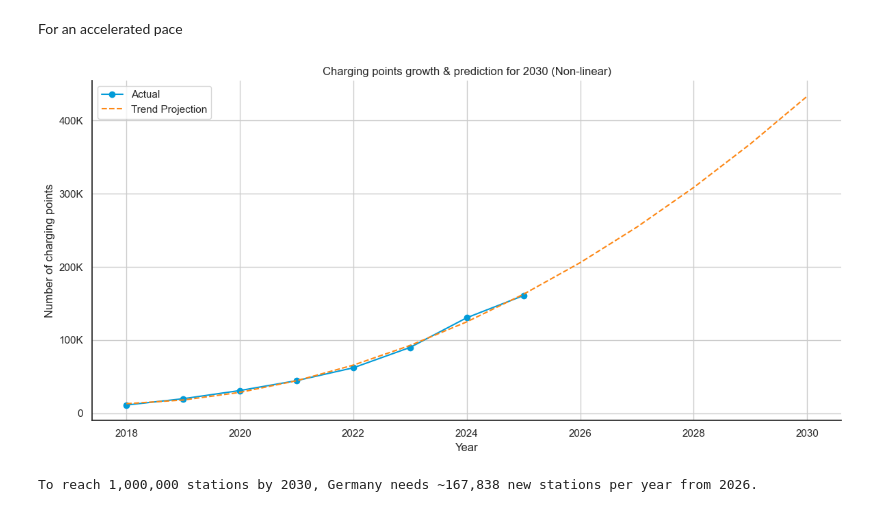
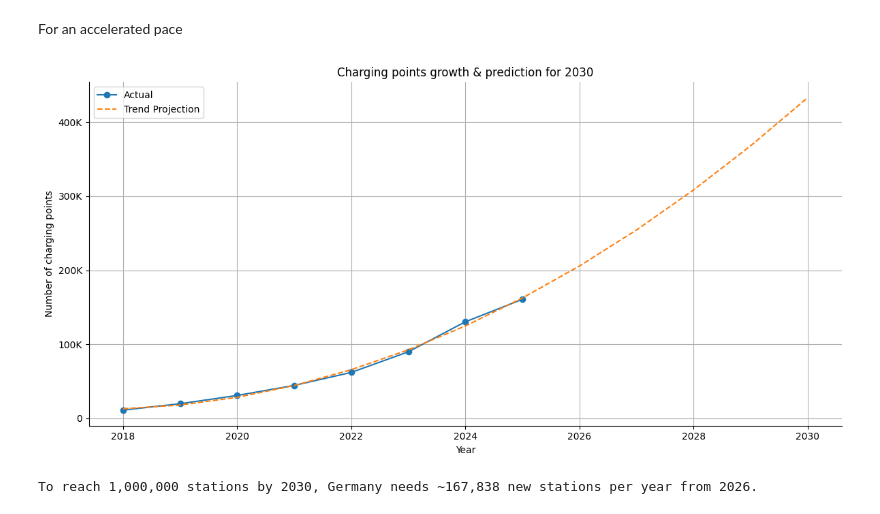
Before and after one commit to adelinerd/electric_cars, a Jupyter notebook: 1_E-Stations.ipynb, the cells around one changed output. Saved outputs shown, nothing was run; the diff lists cells and outputs as text; code cells hidden in the pictures.

```diff
--- a/1_E-Stations.ipynb
+++ b/1_E-Stations.ipynb
@@ -221,6 +219,30 @@ df_stations_per_state.to_csv('./clean_data/stations_per_state.csv', index=False)
 ### Linear Regression
 # %% [markdown]
 In case the number of new stations continues to grow at the same pace as in the last years
+# %%
+def plot_prediction (df, future_years):
+    # Plot
+    plt.figure(figsize=(12, 6))
+    plt.plot(df["year"], df["number_of_charging_points"], label="Actual", marker="o")
+
+    # Plot projection
+    plt.plot(future_years.flatten(), predictions, linestyle="--", label="Trend Projection")
+
+    # Formatting
+    ax = plt.gca()
+    ax.spines['top'].set_visible(False)
+    ax.spines['right'].set_visible(False)
+    ax.yaxis.set_major_formatter(FuncFormatter(thousands_millions_formatter))
+
+
+
+    plt.title("Charging points growth & prediction for 2030")
+    plt.xlabel("Year")
+    plt.ylabel("Number of charging points")
+    plt.legend()
+    plt.grid(True)
+    plt.tight_layout()
+    plt.show()
 # %%
 df = df_germany.copy()
 
@@ -279,50 +279,32 @@ For an accelerated pace
 # %%
 df = df_germany.copy()
 
 # Step 1: Polynomial regression for projection (e.g., degree 2 for quadratic)
 X = df["year"].values.reshape(-1, 1)
 y = df["number_of_charging_points"].values
 
 poly = PolynomialFeatures(degree=2)
 X_poly = poly.fit_transform(X)
 
 model = LinearRegression()
 model.fit(X_poly, y)
 
 # Step 2: Predict future values until 2030
 future_years = np.arange(df["year"].min(), 2031).reshape(-1, 1)
 future_years_poly = poly.transform(future_years)
 predictions = model.predict(future_years_poly)
 
 # Step 3: Calculate target gap
 last_known_year = df["year"].max()
 last_known_count = df[df["year"] == last_known_year]["number_of_charging_points"].values[0]
 stations_needed = 1_000_000 - last_known_count
 years_remaining = 2030 - last_known_year
 stations_per_year_needed = stations_needed / years_remaining
 
-# Plot
-plt.figure(figsize=(12, 6))
-plt.plot(df["year"], df["number_of_charging_points"], label="Actual", marker="o", color = color_benzin)
-
-# Plot projection
-plt.plot(future_years.flatten(), predictions, linestyle="--", label="Trend Projection", color=color_hybrid)
-
-ax = plt.gca()
-ax.spines['top'].set_visible(False)
-ax.spines['right'].set_visible(False)
-ax.yaxis.set_major_formatter(FuncFormatter(thousands_millions_formatter))
-
-plt.title("Charging points growth & prediction for 2030 (Non-linear)")
-plt.xlabel("Year")
-plt.ylabel("Number of charging points")
-plt.legend()
-plt.grid(True)
-plt.tight_layout()
-plt.show()
+plot_prediction(df, future_years)
 
 # Print target info
 print(f"To reach 1,000,000 stations by 2030, Germany needs ~{int(stations_per_year_needed):,} new stations per year from {last_known_year + 1}.")
 # %% [output]
-[figure, old version]
+[figure, new version]
 To reach 1,000,000 stations by 2030, Germany needs ~167,838 new stations per year from 2026.
```
Also changed, not shown: parts of 4 cells of this notebook, 12 other files.
